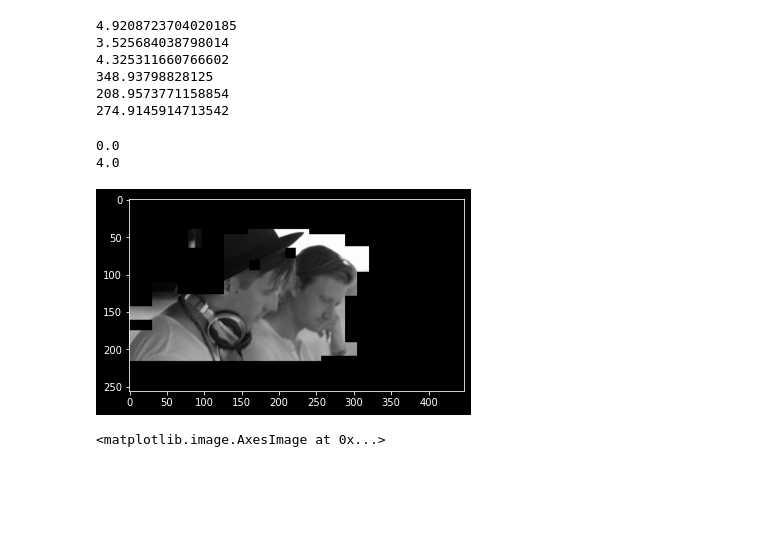
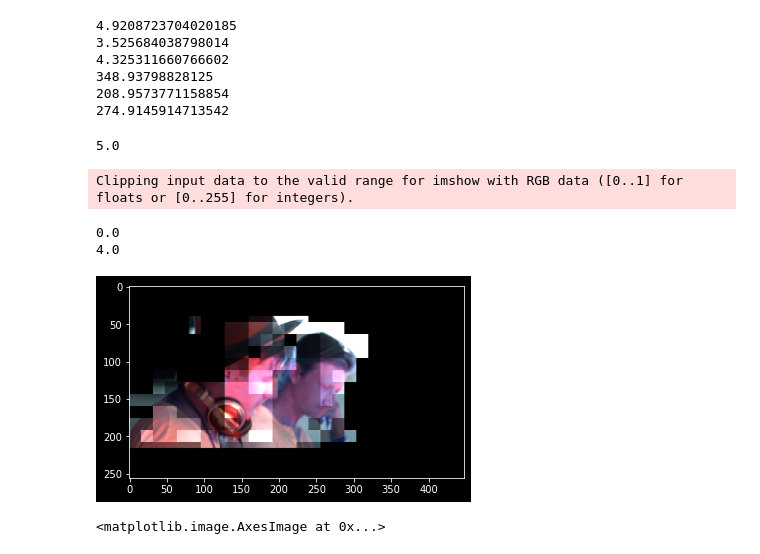
Before and after one commit to hanyuan97/MVSR, a Jupyter notebook: plt.ipynb, the cells around one changed output. Drawn from its saved outputs; the diff is of its cells as text; code cells hidden in the pictures; blank space fills up the shorter version.

```diff
--- a/plt.ipynb
+++ b/plt.ipynb
@@ -119,6 +119,7 @@ fig1.show()
 import cv2
 import numpy as np
 # %%
+im1_color = cv2.imread("../dataset/vimeo90k/hr/00002/0025/im1.png").astype(np.float32)/255
 im1 = cv2.imread("../dataset/vimeo90k/hr/00002/0025/im1.png", cv2.IMREAD_GRAYSCALE).astype(np.float32)/255
 im2 = cv2.imread("../dataset/vimeo90k/hr/00002/0025/im2.png", cv2.IMREAD_GRAYSCALE).astype(np.float32)/255
 im3 = cv2.imread("../dataset/vimeo90k/hr/00002/0025/im3.png", cv2.IMREAD_GRAYSCALE).astype(np.float32)/255
@@ -149,16 +151,21 @@ mv_weight = (np.abs(mv2[:,:,0])+np.abs(mv2[:,:,1]))/2
 208.9573771158854
 274.9145914713542
 # %%
-mv_weight = cv2.resize(mv_weight, (448, 256))
+mv_weight = cv2.resize(mv_weight, (448, 256), interpolation=cv2.INTER_NEAREST)
+print(np.max(mv2))
+# %% [output]
+5.0
 # %%
 # plt.imshow(mv_weight, cmap='gray')
-plt.imshow(im1*(mv_weight>0), cmap='gray')
+mv_weight = mv_weight.reshape((256,448,1))
+plt.imshow(im1_color*(mv_weight))
 print(np.min(mv_weight))
 print(np.max(mv_weight))
 # %% [output]
-0.0
-4.0
+Clipping input data to the valid range for imshow with RGB data ([0..1] for floats or [0..255] for integers).
+0.0
+4.0
-[figure, old version]
+[figure, new version]
 # %%
 plt.imshow(im2, cmap='gray')
 # %% [output]
```
Also changed, not shown: parts of 2 cells of this notebook, 15 other files.
